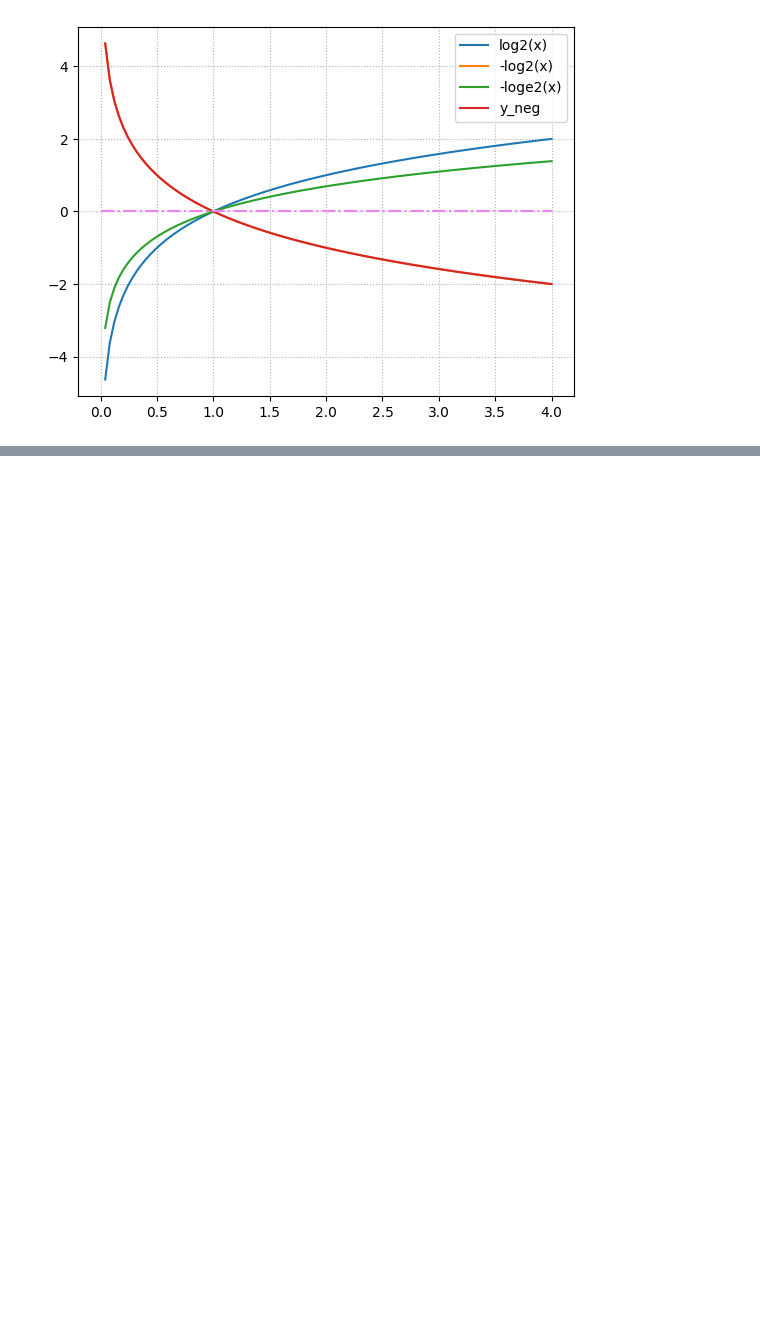
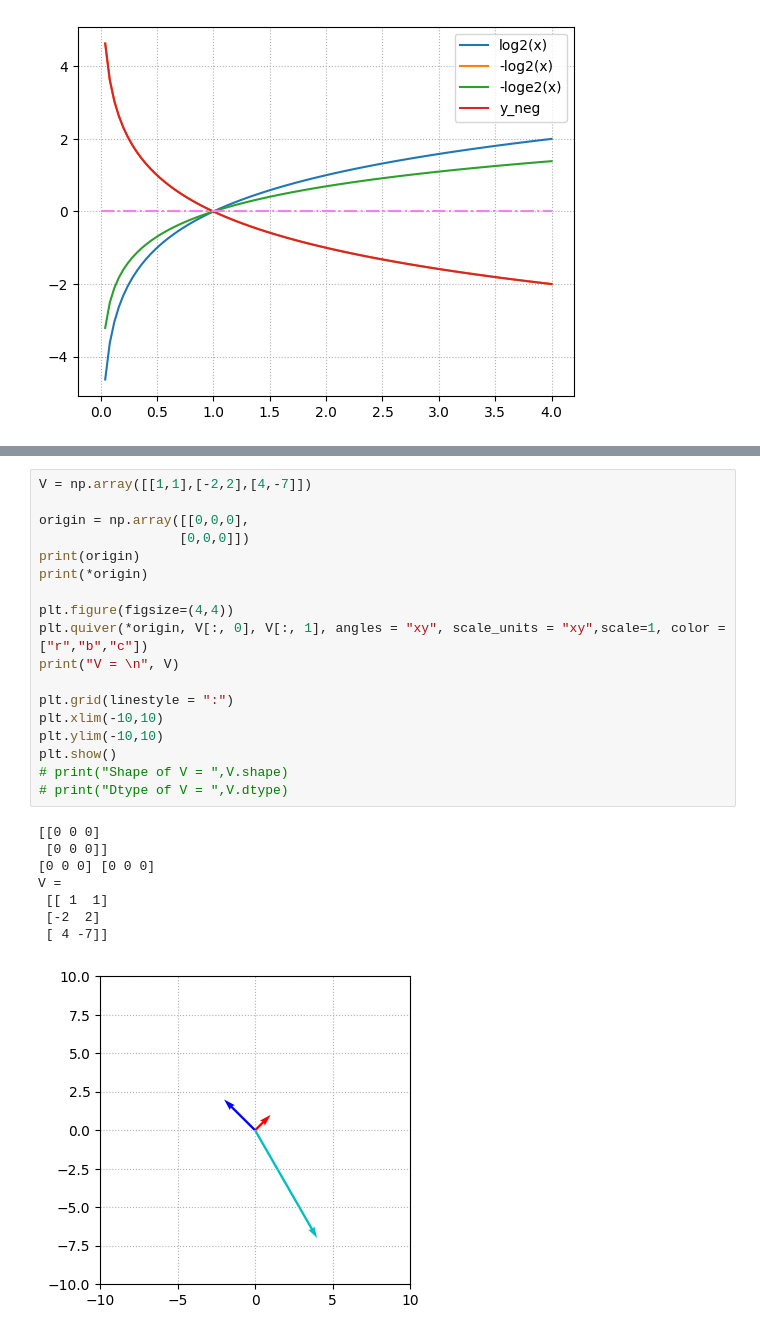
Before and after one commit to rmfpafls/sesac_python, a Jupyter notebook: numpy, matplotlib/numpy, matplotlib.ipynb, the cells around one changed output, grey strips where cells are left out. Drawn from its saved outputs; the diff is of its cells as text; blank space fills up the shorter version.

```diff
--- a/numpy, matplotlib/numpy, matplotlib.ipynb
+++ b/numpy, matplotlib/numpy, matplotlib.ipynb
@@ -399,0 +439,27 @@ plt.show()
+# %%
+V = np.array([[1,1],[-2,2],[4,-7]])
+
+origin = np.array([[0,0,0],
+                  [0,0,0]])
+print(origin)
+print(*origin)
+
+plt.figure(figsize=(4,4))
+plt.quiver(*origin, V[:, 0], V[:, 1], angles = "xy", scale_units = "xy",scale=1, color = ["r","b","c"])
+print("V = \n", V)
+
+plt.grid(linestyle = ":")
+plt.xlim(-10,10)
+plt.ylim(-10,10)
+plt.show()
+# print("Shape of V = ",V.shape)
+# print("Dtype of V = ",V.dtype)
+# %% [output]
+[[0 0 0]
+ [0 0 0]]
+[0 0 0] [0 0 0]
+V =
+ [[ 1  1]
+ [-2  2]
+ [ 4 -7]]
+[figure, added]
```
Also changed, not shown: parts of 12 cells of this notebook.
